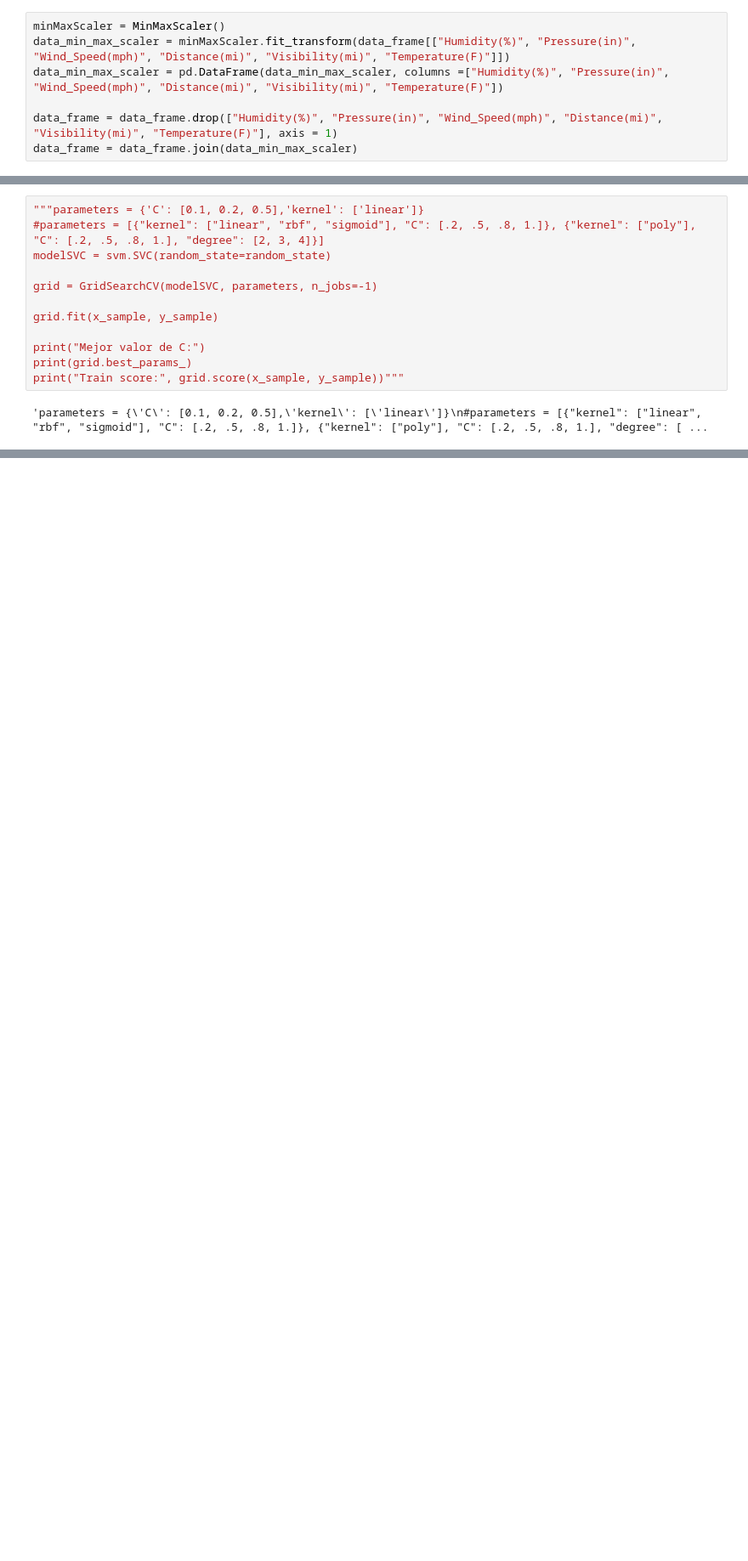
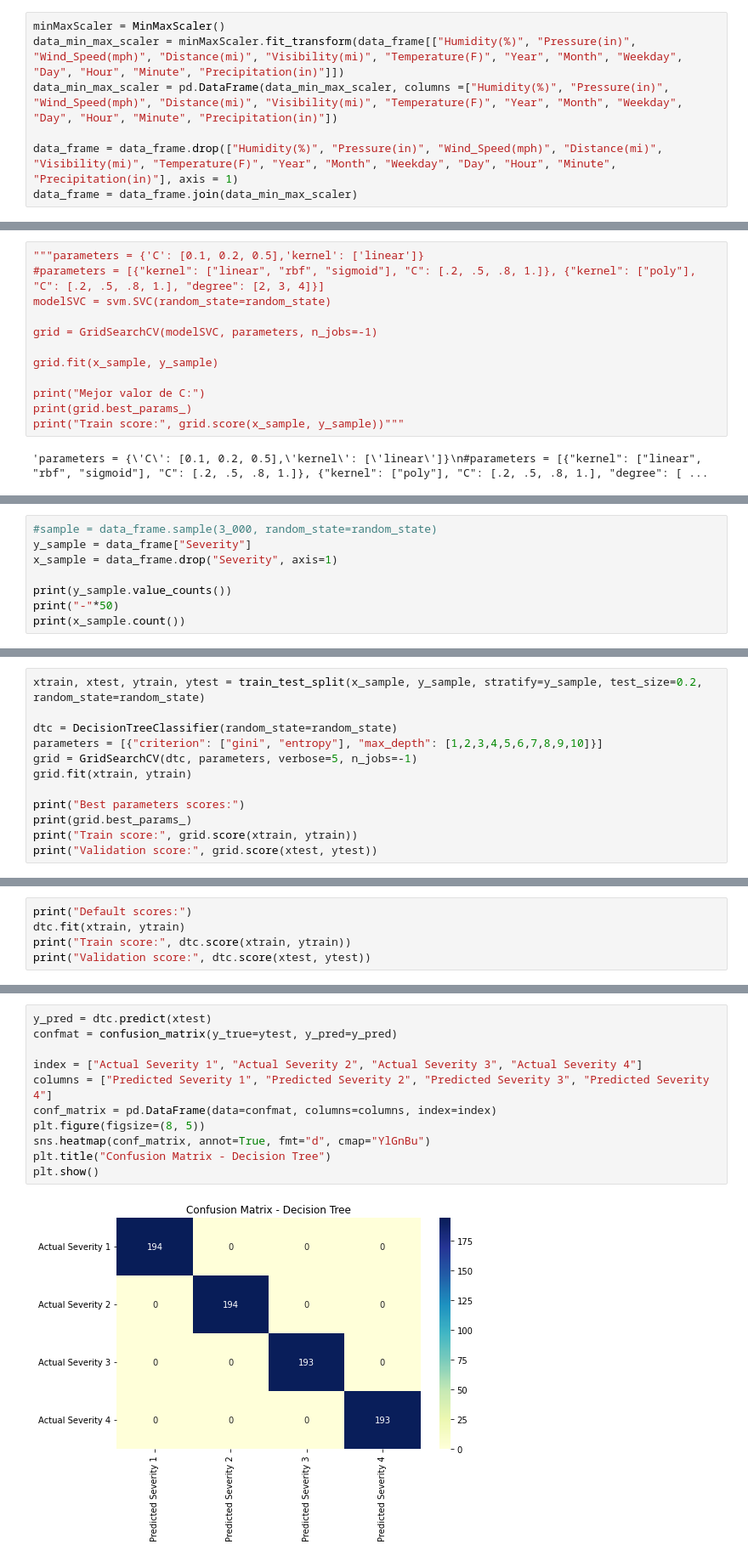
Before and after one commit to diegoritu/Inteligencia_Artificial, a Jupyter notebook: analisis_IA.ipynb, the cells around one changed output, grey strips where cells are left out. Shown at 85% size. Drawn from its saved outputs; the diff is of its cells as text; blank space fills up the shorter version.

```diff
--- a/analisis_IA.ipynb
+++ b/analisis_IA.ipynb
@@ -165,10 +180,10 @@ data_frame.reset_index(inplace=True)
 #### _Se aplica el algoritmo MinMaxScaler, elegido por ser el scaler que mejor performance dio posteriormente al entrenar los modelos. En una primera instancia, se probaron los scalers MinMax, Robust y Standard._
 # %%
 minMaxScaler = MinMaxScaler()
-data_min_max_scaler = minMaxScaler.fit_transform(data_frame[["Humidity(%)", "Pressure(in)", "Wind_Speed(mph)", "Distance(mi)", "Visibility(mi)", "Temperature(F)"]])
-data_min_max_scaler = pd.DataFrame(data_min_max_scaler, columns =["Humidity(%)", "Pressure(in)", "Wind_Speed(mph)", "Distance(mi)", "Visibility(mi)", "Temperature(F)"])
+data_min_max_scaler = minMaxScaler.fit_transform(data_frame[["Humidity(%)", "Pressure(in)", "Wind_Speed(mph)", "Distance(mi)", "Visibility(mi)", "Temperature(F)", "Year", "Month", "Weekday", "Day", "Hour", "Minute", "Precipitation(in)"]])
+data_min_max_scaler = pd.DataFrame(data_min_max_scaler, columns =["Humidity(%)", "Pressure(in)", "Wind_Speed(mph)", "Distance(mi)", "Visibility(mi)", "Temperature(F)", "Year", "Month", "Weekday", "Day", "Hour", "Minute", "Precipitation(in)"])
 
-data_frame = data_frame.drop(["Humidity(%)", "Pressure(in)", "Wind_Speed(mph)", "Distance(mi)", "Visibility(mi)", "Temperature(F)"], axis = 1)
+data_frame = data_frame.drop(["Humidity(%)", "Pressure(in)", "Wind_Speed(mph)", "Distance(mi)", "Visibility(mi)", "Temperature(F)", "Year", "Month", "Weekday", "Day", "Hour", "Minute", "Precipitation(in)"], axis = 1)
 data_frame = data_frame.join(data_min_max_scaler)
 # %% [markdown]
 ## 3- Aplicación de Modelos - Linear SVC.
@@ -269,0 +266,8 @@ Name: Severity, dtype: int64
+# %%
+#sample = data_frame.sample(3_000, random_state=random_state)
+y_sample = data_frame["Severity"]
+x_sample = data_frame.drop("Severity", axis=1)
+
+print(y_sample.value_counts())
+print("-"*50)
+print(x_sample.count())
@@ -269,0 +294,12 @@ Name: Severity, dtype: int64
+# %%
+xtrain, xtest, ytrain, ytest = train_test_split(x_sample, y_sample, stratify=y_sample, test_size=0.2, random_state=random_state)
+
+dtc = DecisionTreeClassifier(random_state=random_state)
+parameters = [{"criterion": ["gini", "entropy"], "max_depth": [1,2,3,4,5,6,7,8,9,10]}]
+grid = GridSearchCV(dtc, parameters, verbose=5, n_jobs=-1)
+grid.fit(xtrain, ytrain)
+
+print("Best parameters scores:")
+print(grid.best_params_)
+print("Train score:", grid.score(xtrain, ytrain))
+print("Validation score:", grid.score(xtest, ytest))
@@ -269,0 +312,5 @@ Name: Severity, dtype: int64
+# %%
+print("Default scores:")
+dtc.fit(xtrain, ytrain)
+print("Train score:", dtc.score(xtrain, ytrain))
+print("Validation score:", dtc.score(xtest, ytest))
@@ -269,0 +321,13 @@ Name: Severity, dtype: int64
+# %%
+y_pred = dtc.predict(xtest)
+confmat = confusion_matrix(y_true=ytest, y_pred=y_pred)
+
+index = ["Actual Severity 1", "Actual Severity 2", "Actual Severity 3", "Actual Severity 4"]
+columns = ["Predicted Severity 1", "Predicted Severity 2", "Predicted Severity 3", "Predicted Severity 4"]
+conf_matrix = pd.DataFrame(data=confmat, columns=columns, index=index)
+plt.figure(figsize=(8, 5))
+sns.heatmap(conf_matrix, annot=True, fmt="d", cmap="YlGnBu")
+plt.title("Confusion Matrix - Decision Tree")
+plt.show()
+# %% [output]
+[figure, added]
```
Also changed, not shown: parts of 18 cells of this notebook.
